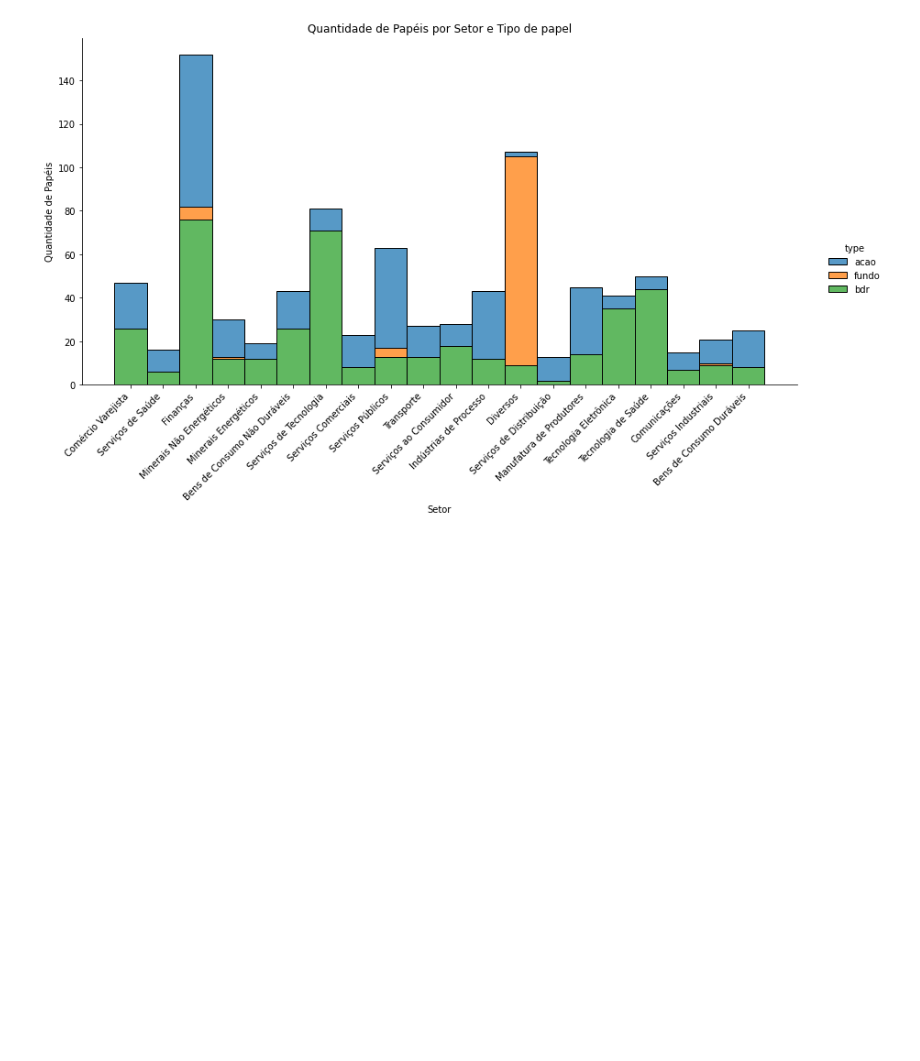
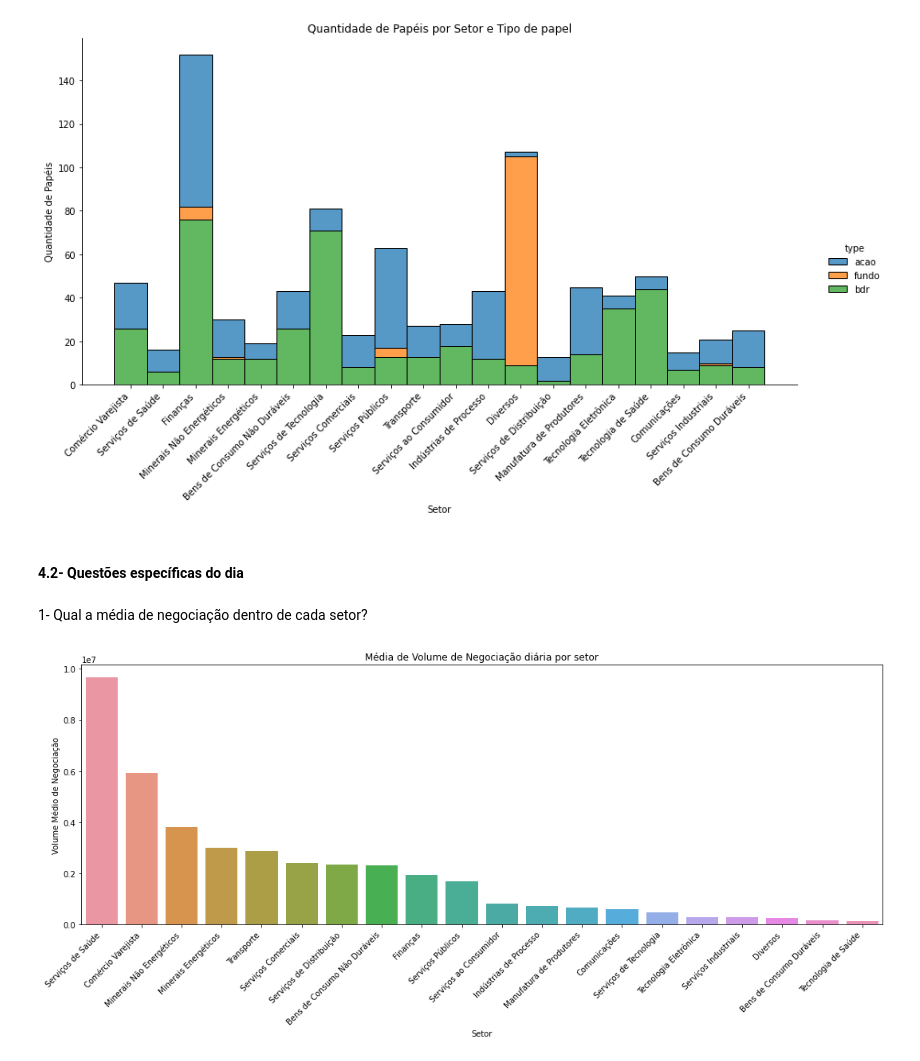
Before and after one commit to MateusNaza/Analise_de_acoes_com_bibliotecas_python, a Jupyter notebook: Requisição API usando Pandas.ipynb, the cells around one changed output. Saved outputs shown, nothing was run; the diff lists cells and outputs as text; code cells hidden in the pictures; blank space fills up the shorter version.

```diff
--- a/Requisição API usando Pandas.ipynb
+++ b/Requisição API usando Pandas.ipynb
@@ -96,3 +96,20 @@ plt.title('Quantidade de Papéis por Setor e Tipo de papel')
 plt.show()
 # %% [output]
 [figure]
+# %% [markdown]
+#### 4.2- Questões específicas do dia
+# %% [markdown]
+1- Qual a média de negociação dentro de cada setor?
+# %%
+df_clean = df.groupby('sector')['volume'].mean().reset_index()
+order = df_clean.sort_values('volume', ascending=False)['sector']
+
+plt.figure(figsize=(18, 6))
+sns.barplot(data=df_clean, x='sector', y='volume', order=order)
+plt.xticks(rotation=45, ha='right')
+plt.xlabel('Setor')
+plt.ylabel('Volume Médio de Negociação')
+plt.title('Média de Volume de Negociação diária por setor')
+plt.show()
+# %% [output]
+[figure, added]
```
